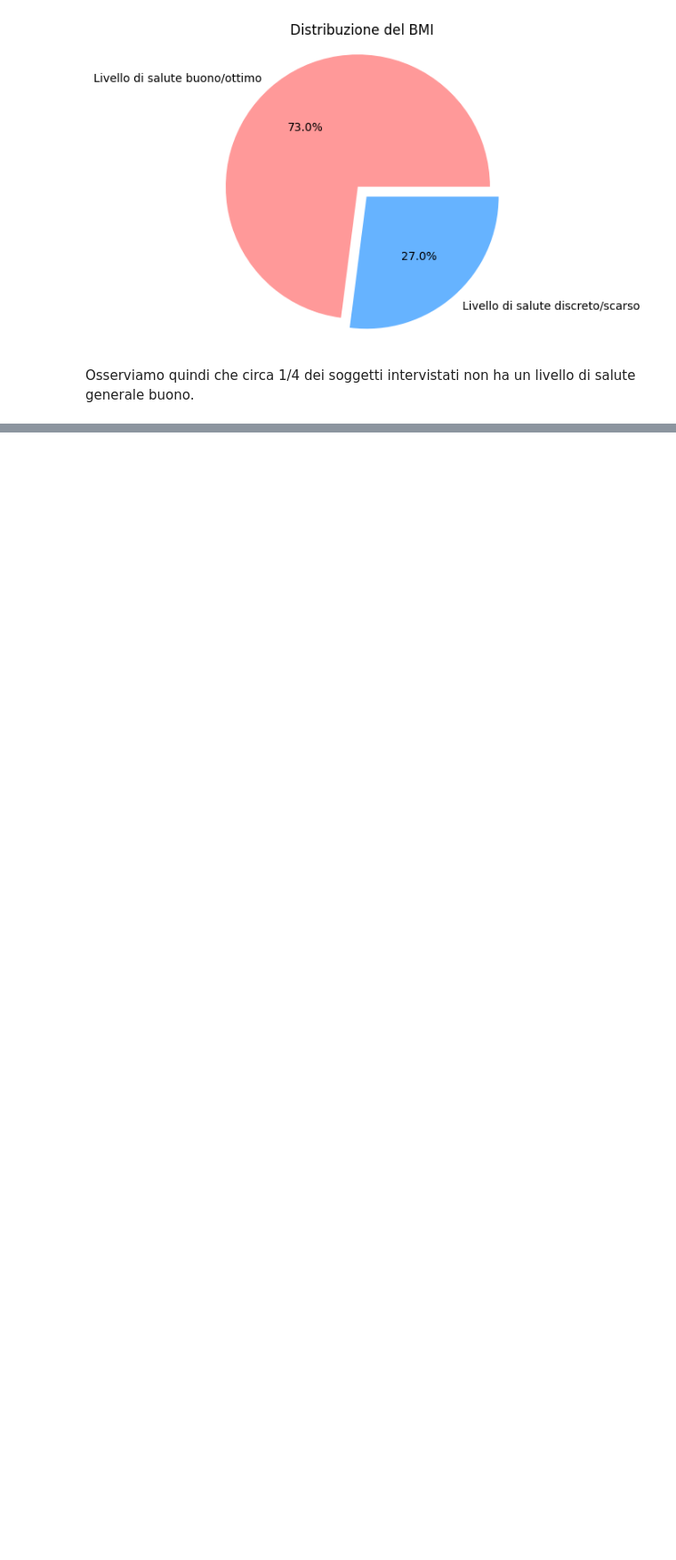
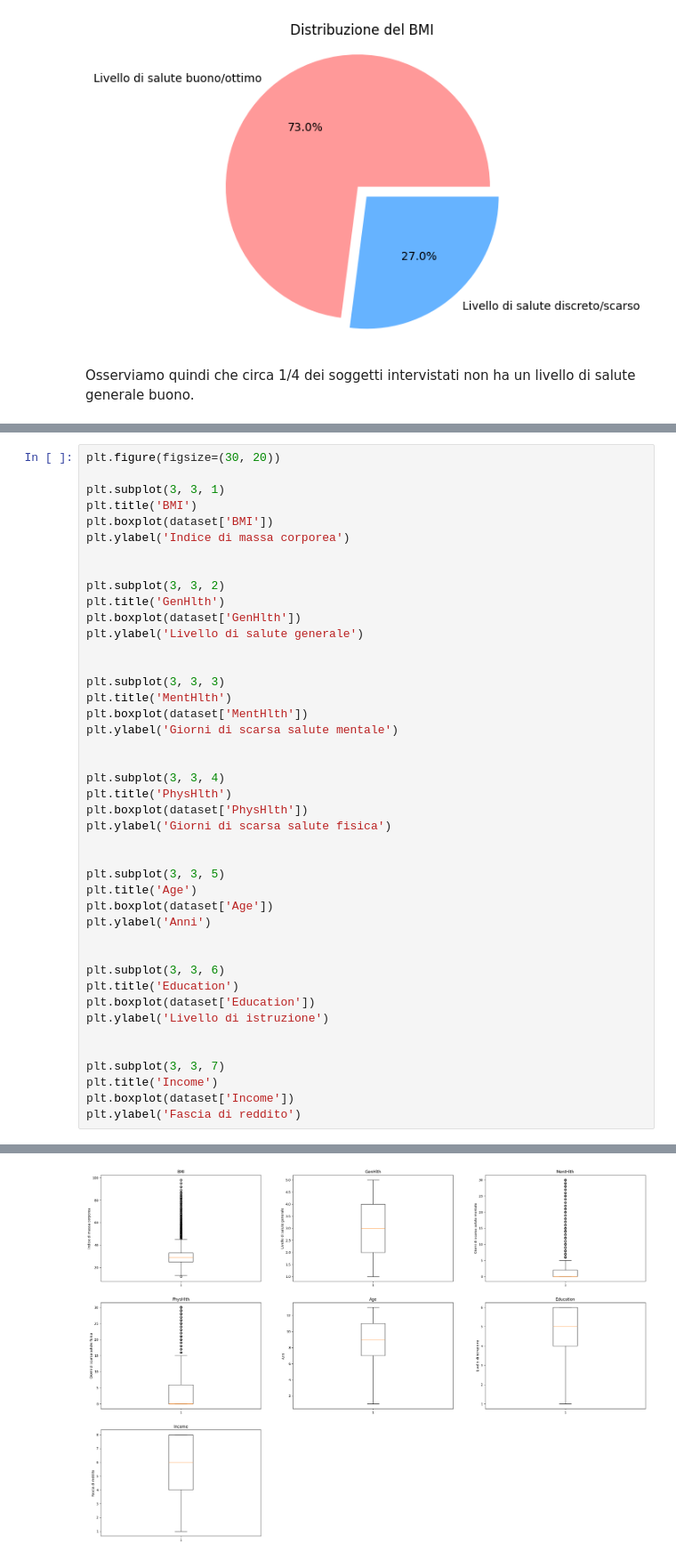
Before and after one commit to Aleversari15/ProgettoDataIntensive2024, a Jupyter notebook: diabetesHealth.ipynb, the cells around one changed output, grey strips where cells are left out. Shown at 89% size. Drawn from its saved outputs; the diff is of its cells as text; blank space fills up the shorter version.

```diff
--- a/diabetesHealth.ipynb
+++ b/diabetesHealth.ipynb
@@ -238,0 +262,44 @@ Osserviamo quindi che circa 1/4 dei soggetti intervistati non ha un livello di s
+# %%
+plt.figure(figsize=(30, 20))
+
+plt.subplot(3, 3, 1)
+plt.title('BMI')
+plt.boxplot(dataset['BMI'])
+plt.ylabel('Indice di massa corporea')
+
+
+plt.subplot(3, 3, 2)
+plt.title('GenHlth')
+plt.boxplot(dataset['GenHlth'])
+plt.ylabel('Livello di salute generale')
+
+
+plt.subplot(3, 3, 3)
+plt.title('MentHlth')
+plt.boxplot(dataset['MentHlth'])
+plt.ylabel('Giorni di scarsa salute mentale')
+
+
+plt.subplot(3, 3, 4)
+plt.title('PhysHlth')
+plt.boxplot(dataset['PhysHlth'])
+plt.ylabel('Giorni di scarsa salute fisica')
+
+
+plt.subplot(3, 3, 5)
+plt.title('Age')
+plt.boxplot(dataset['Age'])
+plt.ylabel('Anni')
+
+
+plt.subplot(3, 3, 6)
+plt.title('Education')
+plt.boxplot(dataset['Education'])
+plt.ylabel('Livello di istruzione')
+
+
+plt.subplot(3, 3, 7)
+plt.title('Income')
+plt.boxplot(dataset['Income'])
+plt.ylabel('Fascia di reddito')
+# %% [output]
@@ -238,0 +307 @@ Osserviamo quindi che circa 1/4 dei soggetti intervistati non ha un livello di s
+[figure, added]
```
Also changed, not shown: parts of 5 cells of this notebook.
